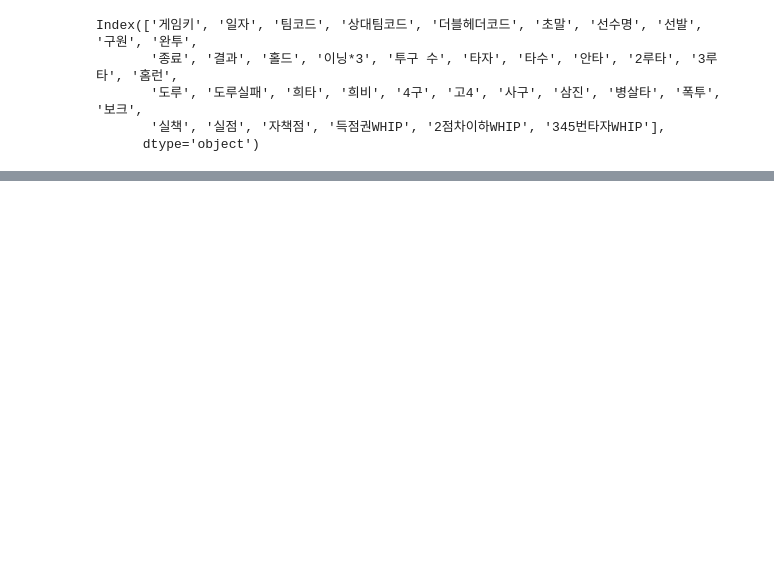
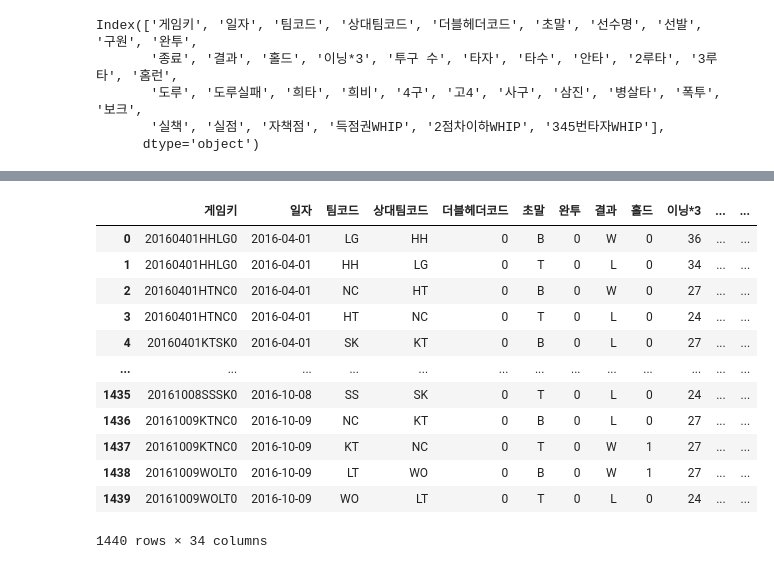
Before and after one commit to gjwlsdnr0115/KBO-predict-model, a Jupyter notebook: data_preprocessing.ipynb, the cells around one changed output, grey strips where cells are left out. Cells and saved outputs as stored; diff of their text form; code cells hidden in the pictures; blank space fills up the shorter version.

```diff
--- a/data_preprocessing.ipynb
+++ b/data_preprocessing.ipynb
@@ -414,0 +433,16 @@ temp
+# %%
+team_p
+# %% [output]
+|  | 게임키 | 일자 | 팀코드 | 상대팀코드 | 더블헤더코드 | 초말 | 완투 | 결과 | 홀드 | 이닝*3 | ... | ... |
+| 0 | 20160401HHLG0 | 2016-04-01 | LG | HH | 0 | B | 0 | W | 0 | 36 | ... | ... |
+| 1 | 20160401HHLG0 | 2016-04-01 | HH | LG | 0 | T | 0 | L | 0 | 34 | ... | ... |
+| 2 | 20160401HTNC0 | 2016-04-01 | NC | HT | 0 | B | 0 | W | 0 | 27 | ... | ... |
+| 3 | 20160401HTNC0 | 2016-04-01 | HT | NC | 0 | T | 0 | L | 0 | 24 | ... | ... |
+| 4 | 20160401KTSK0 | 2016-04-01 | SK | KT | 0 | B | 0 | L | 0 | 27 | ... | ... |
+| ... | ... | ... | ... | ... | ... | ... | ... | ... | ... | ... | ... | ... |
+| 1435 | 20161008SSSK0 | 2016-10-08 | SS | SK | 0 | T | 0 | L | 0 | 24 | ... | ... |
+| 1436 | 20161009KTNC0 | 2016-10-09 | NC | KT | 0 | B | 0 | L | 0 | 27 | ... | ... |
+| 1437 | 20161009KTNC0 | 2016-10-09 | KT | NC | 0 | T | 0 | W | 1 | 27 | ... | ... |
+| 1438 | 20161009WOLT0 | 2016-10-09 | LT | WO | 0 | B | 0 | W | 1 | 27 | ... | ... |
+| 1439 | 20161009WOLT0 | 2016-10-09 | WO | LT | 0 | T | 0 | L | 0 | 24 | ... | ... |
+1440 rows × 34 columns
```
Also changed, not shown: parts of 24 cells of this notebook.
